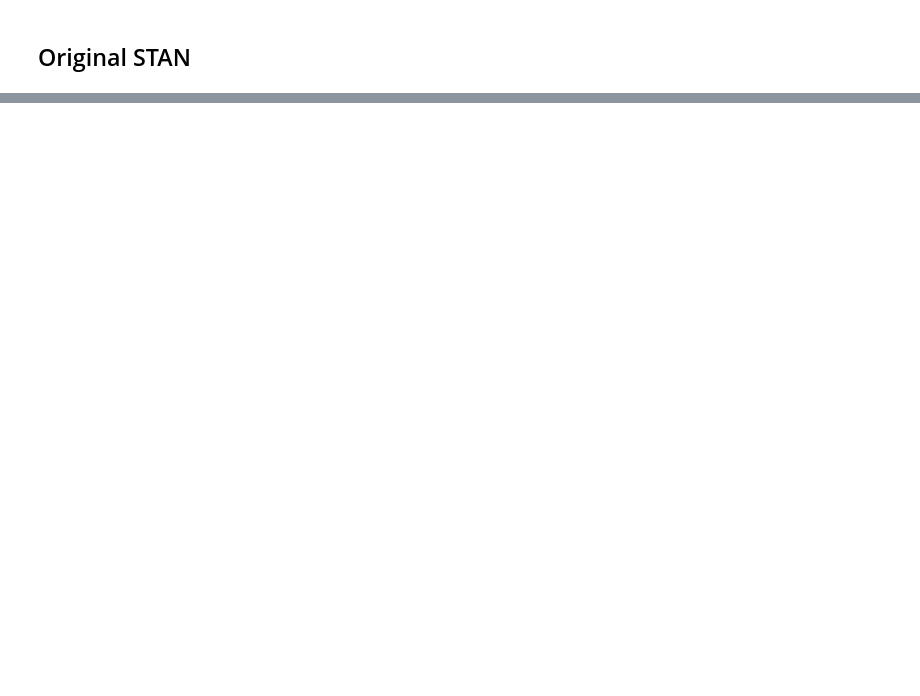
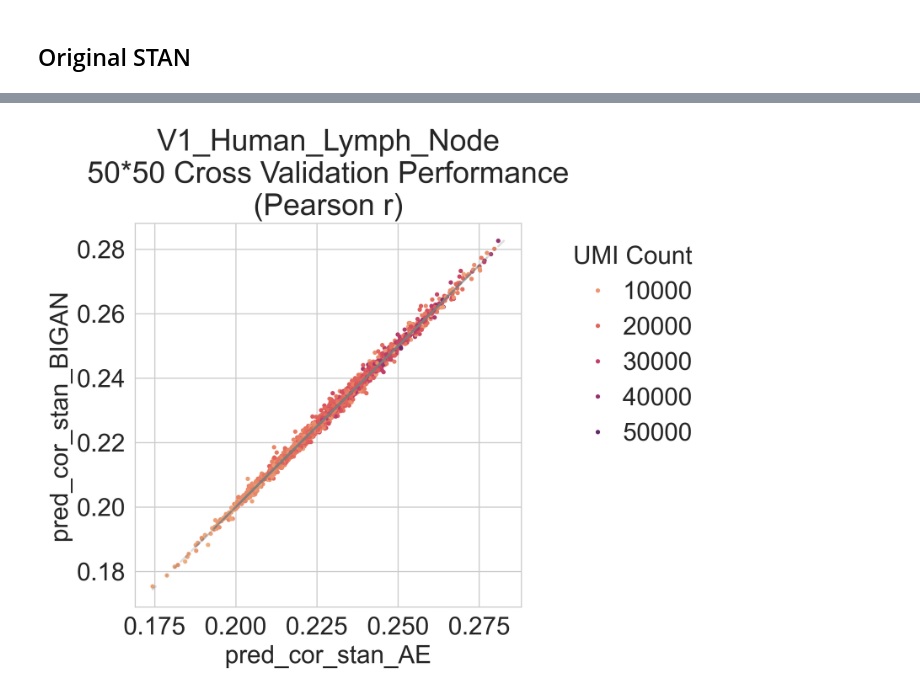
Before and after one commit to CarlWHY-28/Feature-Extraction-for-Spatial-Transcriptomics-Tissue-Images-via-BiGAN, a Jupyter notebook: stan_plus_noT.ipynb, the cells around one changed output, grey strips where cells are left out. Drawn from its saved outputs; the diff is of its cells as text; code cells hidden in the pictures; blank space fills up the shorter version.

```diff
--- a/stan_plus_noT.ipynb
+++ b/stan_plus_noT.ipynb
@@ -496,6 +496,6 @@ plt.show()
 # %%
-adata_stan_dino.obsm['dino_feature'] = norm_dino
+adata_filtered.obsm['dino_feature'] = norm_dino
 
-make_kernel_img(adata_stan_dino, 'dino_feature',kernel_name='kernel_img_dino' ,n=250, im_feats_weight=0.01, bandwidth=0.26)
+make_kernel_img(adata_filtered, 'dino_feature',kernel_name='kernel_img_dino' ,n=250, im_feats_weight=0.02, bandwidth=0.3)
 #adata_stan_dino.obsm['kernel_img_dino'] = norm_dino
 # %% [output]
@@ -628,0 +660,4 @@ plot_validation(adata_filtered, xstring="pred_cor_stan_BIGAN", ystring="pred_cor
+# %%
+plot_validation(adata_filtered, xstring="pred_cor_stan_AE", ystring="pred_cor_stan_BIGAN")
+# %% [output]
+[figure, added]
```
Also changed, not shown: parts of 41 cells of this notebook, 5 other files.
